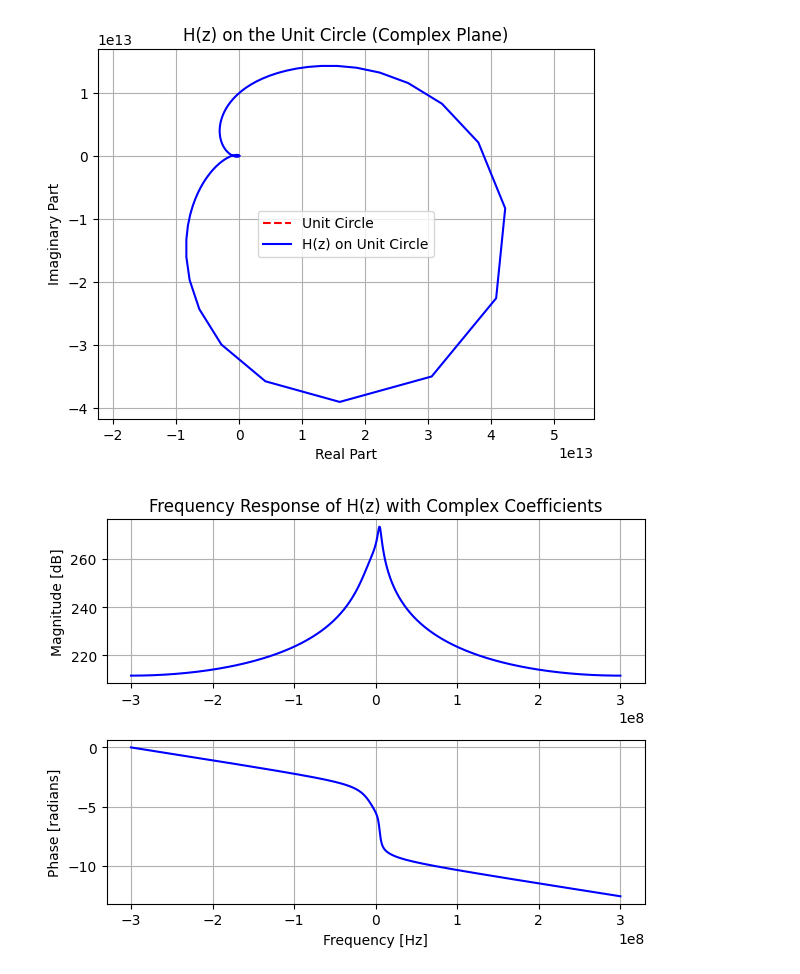
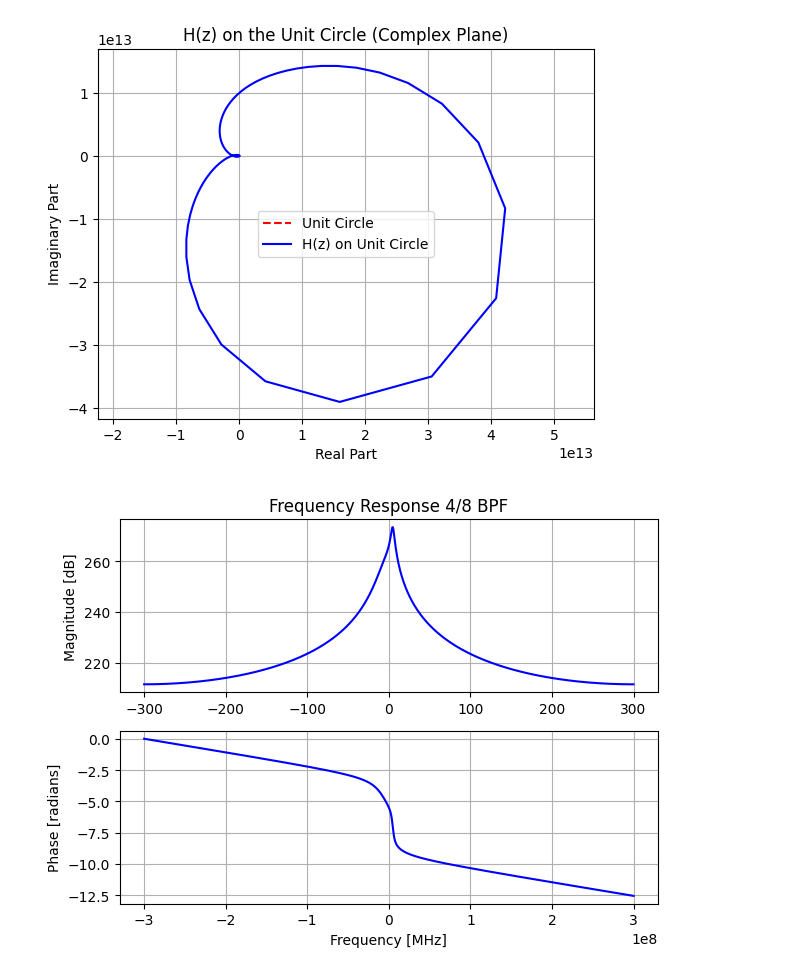
Before and after one commit to arthurmorbach/dt-filters, a Jupyter notebook: fResponse.ipynb, the cells around one changed output. Cells and saved outputs as stored; diff of their text form; code cells hidden in the pictures.

```diff
--- a/fResponse.ipynb
+++ b/fResponse.ipynb
@@ -170,19 +170,18 @@ plt.legend()
 # %%
 # Plot magnitude response
 plt.subplot(2, 1, 1)
-plt.plot(frequencies, 20 * np.log10(np.abs(H)), 'b')
-#plt.plot(w, 20 * np.log10(abs(h)), 'b')
-plt.title('Frequency Response of H(z) with Complex Coefficients')
+plt.plot(frequencies/1e6, 20 * np.log10(np.abs(H)), 'b')
+plt.title('Frequency Response 4/8 BPF')
 plt.ylabel('Magnitude [dB]')
 plt.grid()
 
 # Plot phase response
 plt.subplot(2, 1, 2)
 angles = np.unwrap(np.angle(H))
 plt.plot(frequencies, angles, 'b')
 plt.ylabel('Phase [radians]')
-plt.xlabel('Frequency [Hz]')
+plt.xlabel('Frequency [MHz]')
 plt.grid()
 plt.tight_layout()
 # %% [output]
-[figure, old version]
+[figure, new version]
```
Also changed, not shown: parts of 1 cell of this notebook.
